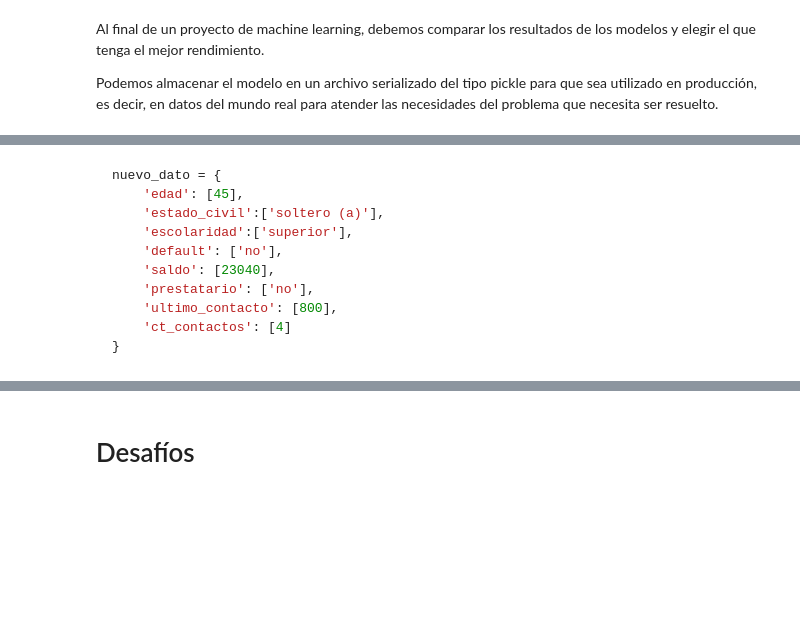
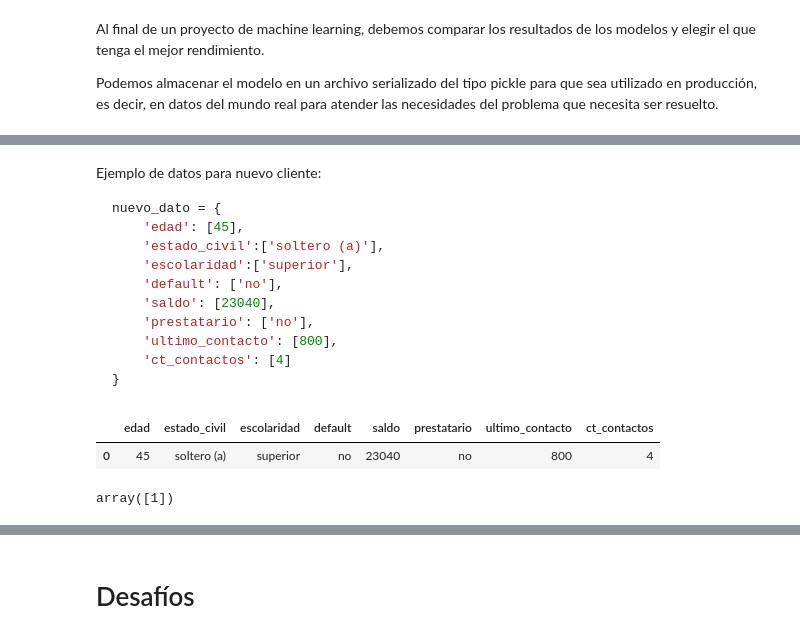
Before and after one commit to DanielRaiicHu/aprendiendo_a_clasificar_datos_con_ml, a Jupyter notebook: Clasificacion_primeros_pasos.ipynb, the cells around one changed output, grey strips where cells are left out. Saved outputs shown, nothing was run; the diff lists cells and outputs as text; code cells hidden in the pictures; blank space fills up the shorter version.

````diff
--- a/Clasificacion_primeros_pasos.ipynb
+++ b/Clasificacion_primeros_pasos.ipynb
@@ -794,4 +988,6 @@ Podemos almacenar el modelo en un archivo serializado del tipo pickle para que s
 # %% [markdown]
+Ejemplo de datos para nuevo cliente:
+
 ```python
 nuevo_dato = {
     'edad': [45],
@@ -804,3 +1000,22 @@ nuevo_dato = {
     'ct_contactos': [4]
 }
 ```
+# %%
+# Creamos un nuevo ejemplo para hacer predicción
+nuevo_dato = {
+    'edad': [45],
+    'estado_civil':['soltero (a)'],
+    'escolaridad':['superior'],
+    'default': ['no'],
+    'saldo': [23040],
+    'prestatario': ['no'],
+    'ultimo_contacto': [800],
+    'ct_contactos': [4]
+}
+# %%
+# Convertimos el diccionario en un DataFrame
+nuevo_dato = pd.DataFrame(nuevo_dato)
+nuevo_dato
+# %% [output]
+|  | edad | estado_civil | escolaridad | default | saldo | prestatario | ultimo_contacto | ct_contactos |
+| 0 | 45 | soltero (a) | superior | no | 23040 | no | 800 | 4 |
@@ -806,0 +1028,10 @@ nuevo_dato = {
+# %%
+# Transformamos el nuevo dato con el mismo one-hot usado en entrenamiento
+nuevo_dato = modelo_one_hot_generado.transform(nuevo_dato)
+
+# Usamos el modelo serializado para predecir si el cliente se adherirá al plan
+modelo_arbol_generado.predict(nuevo_dato)
+# Resultado: [1] → el cliente probablemente sí se adhiere
+# Lo que quiere decir: que con estas características que acabamos de introducir, el cliente tiene una previsión del 70% de que va a adherirse al plan de inversiones.
+# %% [output]
+array([1])
````
Also changed, not shown: parts of 19 cells of this notebook.
